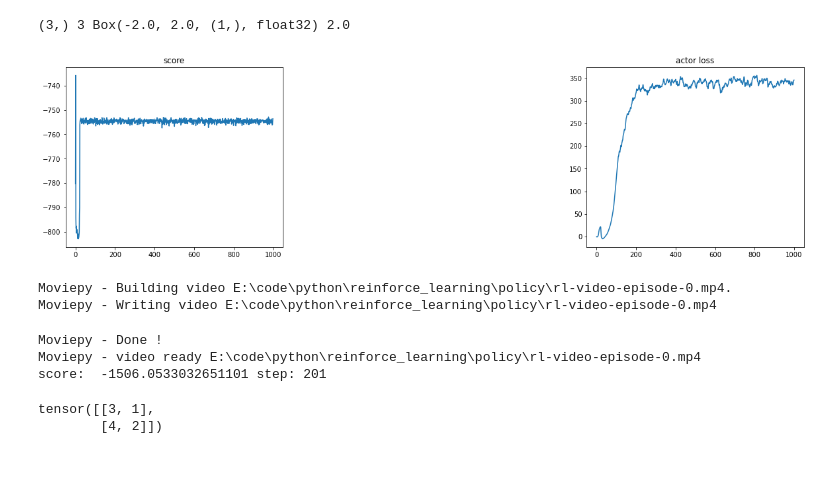
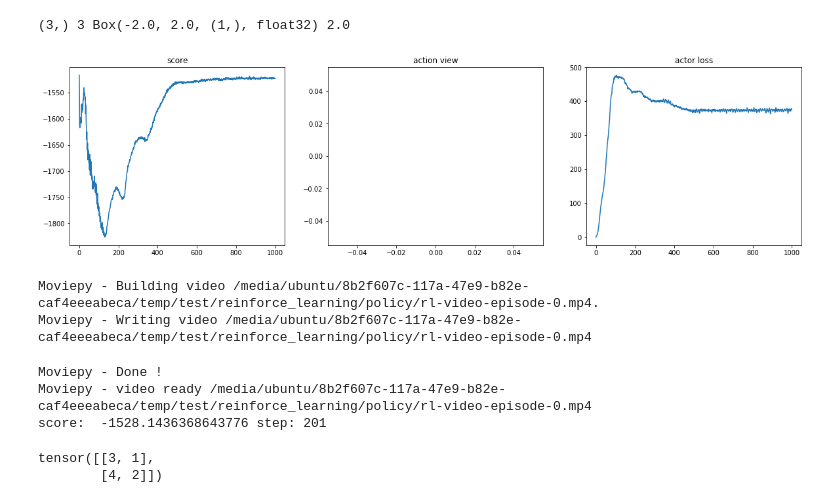
Before and after one commit to webbery/reinforce_learning, a Jupyter notebook: policy/05-DPG-Pendulum.ipynb, the cells around one changed output. Saved outputs shown, nothing was run; the diff lists cells and outputs as text; code cells hidden in the pictures; blank space fills up the shorter version.

```diff
--- a/policy/05-DPG-Pendulum.ipynb
+++ b/policy/05-DPG-Pendulum.ipynb
@@ -143,6 +143,8 @@ for i in tqdm(range(max_epoch)):
         '''让策略网络做预测'''
         action = select_action(torch.FloatTensor(state).to(device), True)
 #         print(state, action)
+#         print(state)
+#         action_view.append(state[0])
 #         action_view.append(np.float32(action.cpu().data.flatten()))
         action = (action.cpu().data.numpy() + np.random.normal(0, exploration_noise, size=env.action_space.shape[0])).clip(
                     env.action_space.low, env.action_space.high)
@@ -179,7 +181,7 @@ for i in tqdm(range(max_epoch)):
         next_actions = select_action(next_states, True)
         next_q_t = critic_value(next_states, next_actions.to(device))
         '''计算价值网络的 TD 目标和 TD 误差'''
-        y_t = rewards + gamma * (next_q_t * masks).mean()
+        y_t = rewards + gamma * (next_q_t * masks).detach()
 #         print(q_t.shape, y_t.shape, y_t.unsqueeze(1).shape)
         critic_loss = F.smooth_l1_loss(q_t, y_t)
 #         avg_critic += q_t.mean()
@@ -202,26 +204,28 @@ for i in tqdm(range(max_epoch)):
     #         cnt += 1
 
     #     if cnt % 20 == 0:
-        actor_target.load_state_dict(actor.state_dict())
+#         actor_target.load_state_dict(actor.state_dict())
+        for param, target_param in zip(actor.parameters(), actor_target.parameters()):
+            target_param.data.copy_(tau * param.data + (1 - tau) * target_param.data)
 
     view_losses.append(avg_loss/rollcount)
 #     critic_losses.append(avg_critic_loss / rollcount)
 # %%
 # 观察曲线
 plt.figure(figsize=(20, 5))
 plt.subplot(131)
 # plt.title('frame %s. score: %s' % (frame_idx, np.mean(scores[-10:])))
 plt.title('score')
 plt.plot(scores)
-# plt.subplot(132)
-# plt.title('action view')
-# plt.plot(action_view)
+plt.subplot(132)
+plt.title('action view')
+plt.plot(action_view)
 plt.subplot(133)
 plt.title('actor loss')
 plt.plot(view_losses)
 plt.show()
 # %% [output]
-[figure, old version]
+[figure, new version]
 # %%
 # 观察效果
 def test():
@@ -246,11 +250,11 @@ def test():
 
 test()
 # %% [output]
-Moviepy - Building video E:\code\python\reinforce_learning\policy\rl-video-episode-0.mp4.
-Moviepy - Writing video E:\code\python\reinforce_learning\policy\rl-video-episode-0.mp4
+Moviepy - Building video /media/ubuntu/8b2f607c-117a-47e9-b82e-caf4eeeabeca/temp/test/reinforce_learning/policy/rl-video-episode-0.mp4.
+Moviepy - Writing video /media/ubuntu/8b2f607c-117a-47e9-b82e-caf4eeeabeca/temp/test/reinforce_learning/policy/rl-video-episode-0.mp4
 Moviepy - Done !
-Moviepy - video ready E:\code\python\reinforce_learning\policy\rl-video-episode-0.mp4
-score:  -1506.0533032651101 step: 201
+Moviepy - video ready /media/ubuntu/8b2f607c-117a-47e9-b82e-caf4eeeabeca/temp/test/reinforce_learning/policy/rl-video-episode-0.mp4
+score:  -1528.1436368643776 step: 201
 # %%
 # 创建两个张量
 tensor1 = torch.tensor([1, 2])
```
Also changed, not shown: 1 other file.
